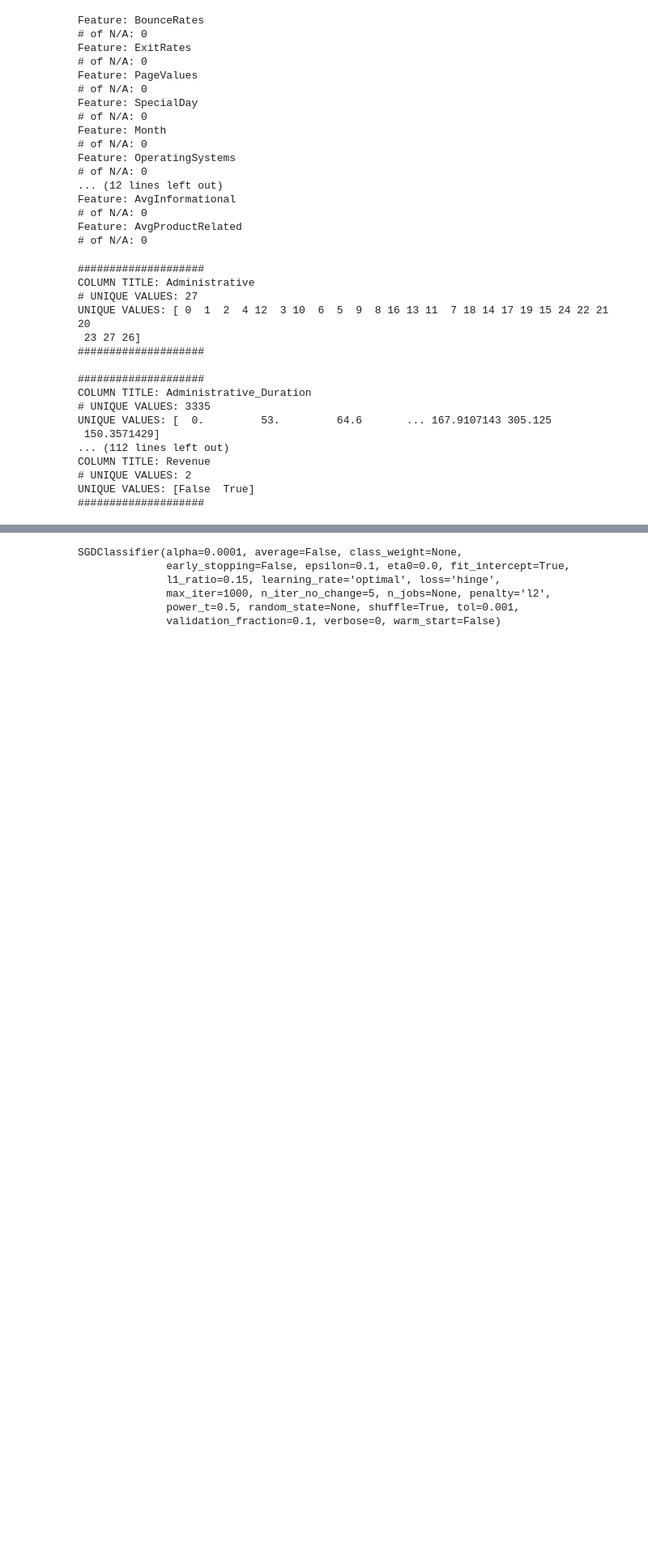
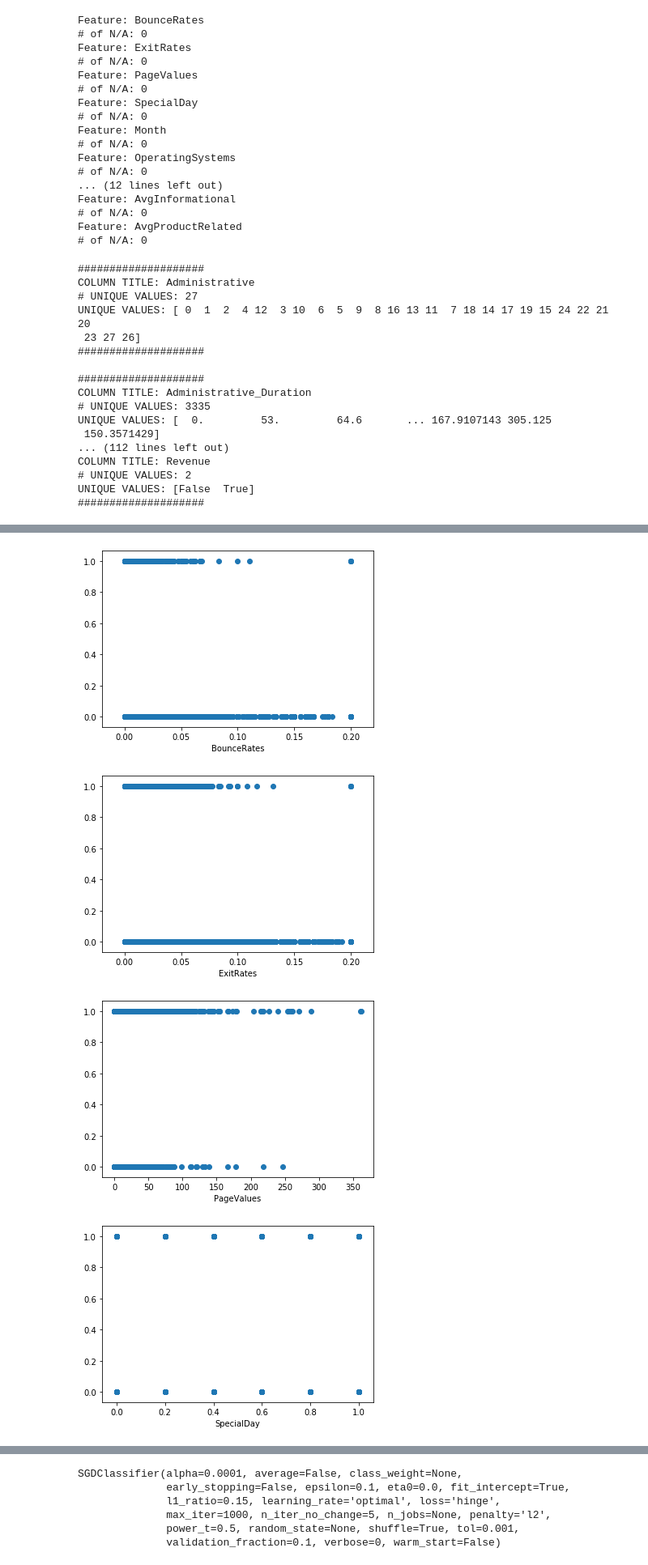
Before and after one commit to manjushadevim/ML_Project_302, a Jupyter notebook: customerintention2.ipynb, the cells around one changed output, grey strips where cells are left out. Shown: that part at 81% size. Saved outputs shown, nothing was run; the diff lists cells and outputs as text; code cells hidden in the pictures; blank space fills up the shorter version.

```diff
--- a/customerintention2.ipynb
+++ b/customerintention2.ipynb
@@ -104,7 +110,7 @@ for idx,column in enumerate(X.columns):
 # %%
-for idx,column in enumerate(X.columns):
+for idx,column in enumerate(dfwithdummies.columns):
     plt.figure(idx)
-    X.boxplot(column=column,grid=False)
+    dfwithdummies.boxplot(column=column,grid=False)
 # %% [output]
 [figure]
 [figure]
@@ -245,0 +254,10 @@ for idx,column in enumerate(X_rc.columns):
+# %%
+for idx,column in enumerate(X.columns):
+    ax=plt.figure(idx)
+    plt.scatter(x=X[column],y=Y)
+    plt.xlabel(column)
+# %% [output]
+[figure, added]
+[figure, added]
+[figure, added]
+[figure, added]
```
Also changed, not shown: parts of 28 cells of this notebook.
